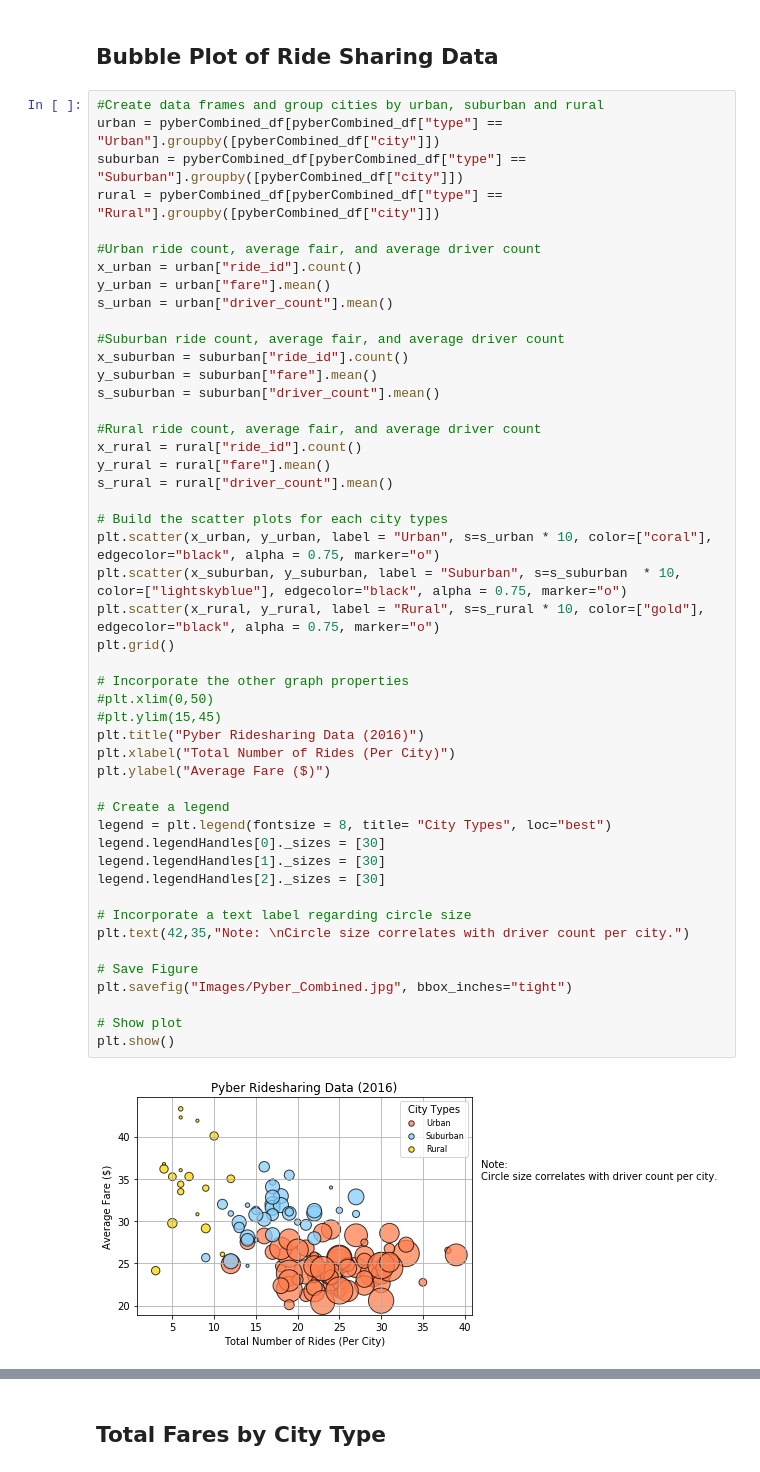
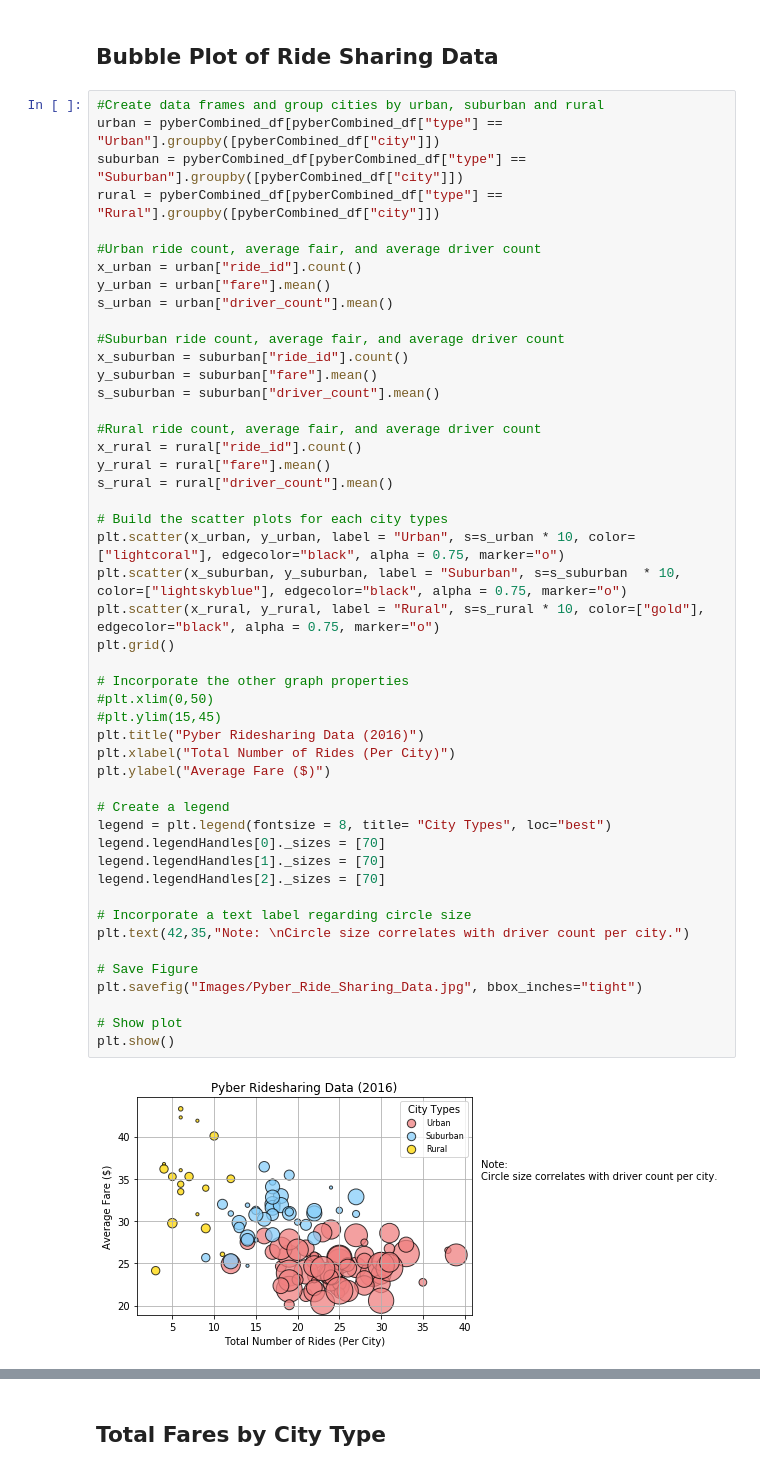
Before and after one commit to SuicideTALKcom/Matplotlib, a Jupyter notebook: Pyber.ipynb, the cells around one changed output, grey strips where cells are left out. Cells and saved outputs as stored; diff of their text form.

```diff
--- a/Pyber.ipynb
+++ b/Pyber.ipynb
@@ -55,36 +49,36 @@ y_suburban = suburban["fare"].mean()
 s_suburban = suburban["driver_count"].mean()
 
 #Rural ride count, average fair, and average driver count
 x_rural = rural["ride_id"].count()
 y_rural = rural["fare"].mean()
 s_rural = rural["driver_count"].mean()
 
 # Build the scatter plots for each city types
-plt.scatter(x_urban, y_urban, label = "Urban", s=s_urban * 10, color=["coral"], edgecolor="black", alpha = 0.75, marker="o")
+plt.scatter(x_urban, y_urban, label = "Urban", s=s_urban * 10, color=["lightcoral"], edgecolor="black", alpha = 0.75, marker="o")
 plt.scatter(x_suburban, y_suburban, label = "Suburban", s=s_suburban  * 10, color=["lightskyblue"], edgecolor="black", alpha = 0.75, marker="o")
 plt.scatter(x_rural, y_rural, label = "Rural", s=s_rural * 10, color=["gold"], edgecolor="black", alpha = 0.75, marker="o")
 plt.grid()
 
 # Incorporate the other graph properties
 #plt.xlim(0,50)
 #plt.ylim(15,45)
 plt.title("Pyber Ridesharing Data (2016)")
 plt.xlabel("Total Number of Rides (Per City)")
 plt.ylabel("Average Fare ($)")
 
 # Create a legend
 legend = plt.legend(fontsize = 8, title= "City Types", loc="best")
-legend.legendHandles[0]._sizes = [30]
-legend.legendHandles[1]._sizes = [30]
-legend.legendHandles[2]._sizes = [30]
+legend.legendHandles[0]._sizes = [70]
+legend.legendHandles[1]._sizes = [70]
+legend.legendHandles[2]._sizes = [70]
 
 # Incorporate a text label regarding circle size
 plt.text(42,35,"Note: \nCircle size correlates with driver count per city.")
 
 # Save Figure
-plt.savefig("Images/Pyber_Combined.jpg", bbox_inches="tight")
+plt.savefig("Images/Pyber_Ride_Sharing_Data.jpg", bbox_inches="tight")
 
 # Show plot
 plt.show()
 # %% [output]
-[figure, old version]
+[figure, new version]
```
Also changed, not shown: parts of 13 cells of this notebook, 4 other files.
